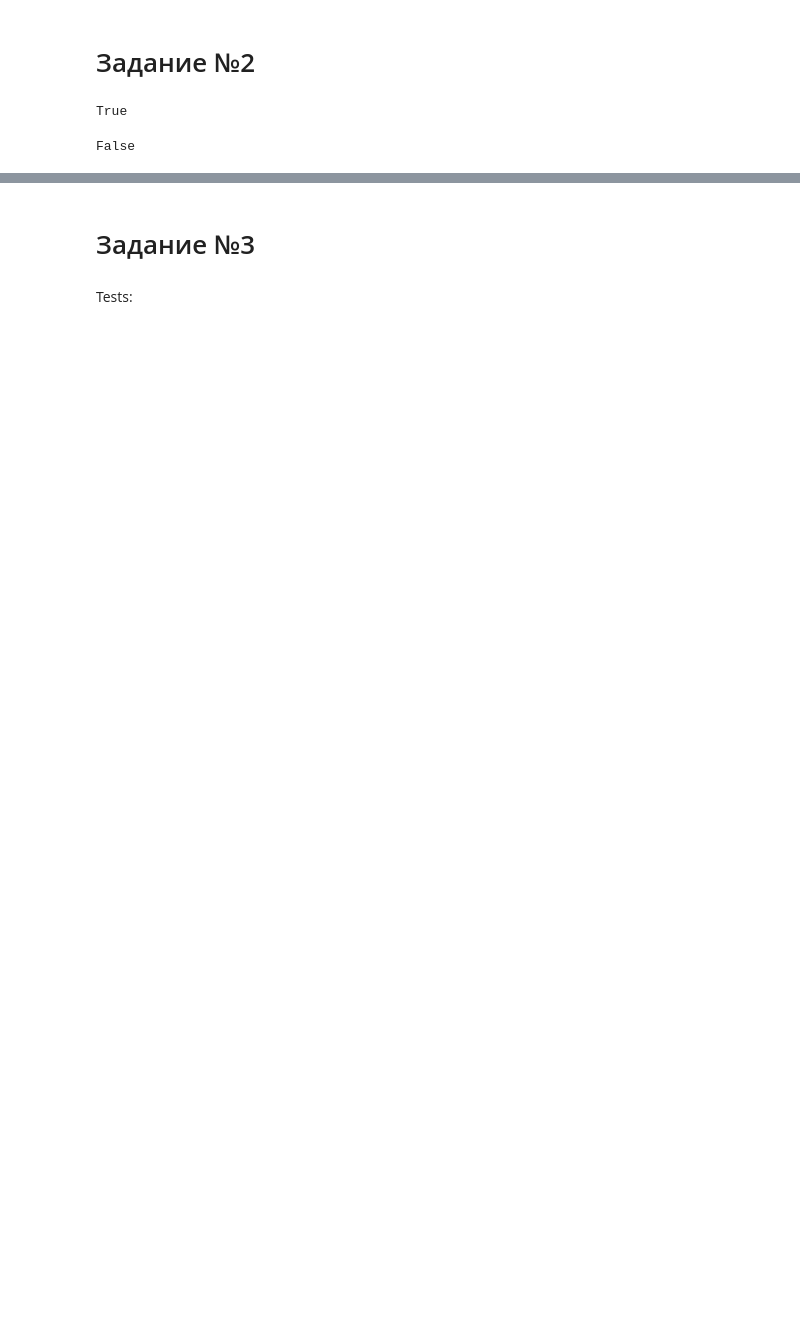
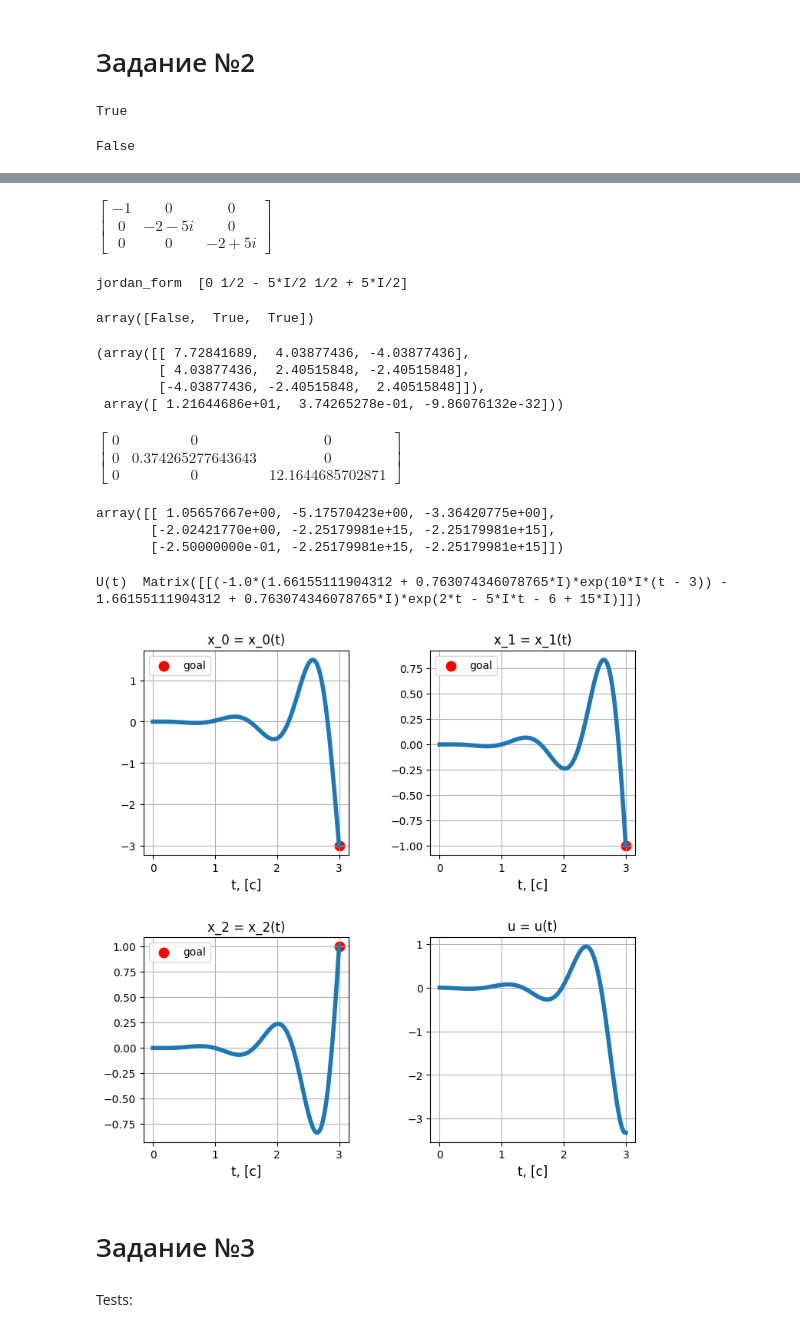
Before and after one commit to StriderOne/control-theory-labs, a Jupyter notebook: lab7/main.ipynb, the cells around one changed output, grey strips where cells are left out. Cells and saved outputs as stored; diff of their text form; code cells hidden in the pictures; blank space fills up the shorter version.

```diff
--- a/lab7/main.ipynb
+++ b/lab7/main.ipynb
@@ -128,6 +130,9 @@ def get_control(A, B, t1, x1, P = None):
 
     u = lambda t: (B.T @ expm(A.T*(t1 - t)) @ np.linalg.pinv(P) @  x1)[0][0]
 
+    t=Symbol('t')
+    u_t = simplify(B.T @ simplify(exp(Matrix(A.T*(t1 - t)))) @ np.linalg.pinv(P) @  x1)
+    print("U(t) ", u_t)
     t = np.linspace(0, t1, 100)
 
     U = []
@@ -274,3 +302,38 @@ False
+# %%
+_, J = Matrix(A).jordan_form()
+J
+# %% [output]
+$\displaystyle \left[\begin{matrix}-1 & 0 & 0\\0 & -2 - 5 i & 0\\0 & 0 & -2 + 5 i\end{matrix}\right]$
+# %%
+check_eigenvalues_controllable(A, B, method = 'jordan_form')
+# %% [output]
+jordan_form  [0 1/2 - 5*I/2 1/2 + 5*I/2]
+array([False,  True,  True])
+# %%
+P = get_controllability_gramian(A, B, t1=3)
+P, np.linalg.eig(P)[0]
+# %% [output]
+(array([[ 7.72841689,  4.03877436, -4.03877436],
+        [ 4.03877436,  2.40515848, -2.40515848],
+        [-4.03877436, -2.40515848,  2.40515848]]),
+ array([ 1.21644686e+01,  3.74265278e-01, -9.86076132e-32]))
+# %%
+_, J = Matrix(P).jordan_form()
+J
+# %% [output]
+$\displaystyle \left[\begin{matrix}0 & 0 & 0\\0 & 0.374265277643643 & 0\\0 & 0 & 12.1644685702871\end{matrix}\right]$
+# %%
+np.linalg.inv(P)
+# %% [output]
+array([[ 1.05657667e+00, -5.17570423e+00, -3.36420775e+00],
+       [-2.02421770e+00, -2.25179981e+15, -2.25179981e+15],
+       [-2.50000000e-01, -2.25179981e+15, -2.25179981e+15]])
+# %%
+U, t = get_control(A, B, 3, x1)
+plot_result(A, B, U, t)
+# %% [output]
+U(t)  Matrix([[(-1.0*(1.66155111904312 + 0.763074346078765*I)*exp(10*I*(t - 3)) - 1.66155111904312 + 0.763074346078765*I)*exp(2*t - 5*I*t - 6 + 15*I)]])
+[figure, added]
 # %% [markdown]
 # Задание №3
 # %%
```
Also changed, not shown: parts of 22 cells of this notebook.
